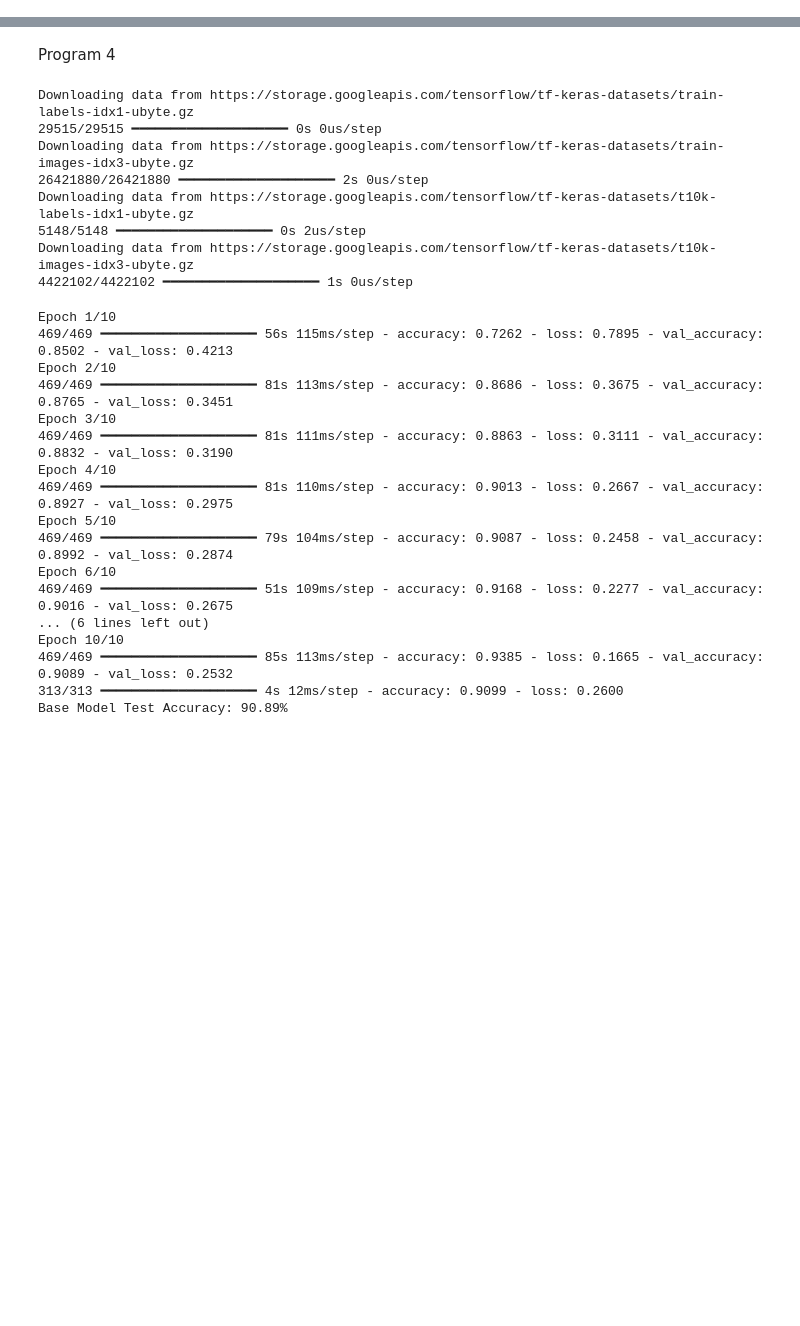
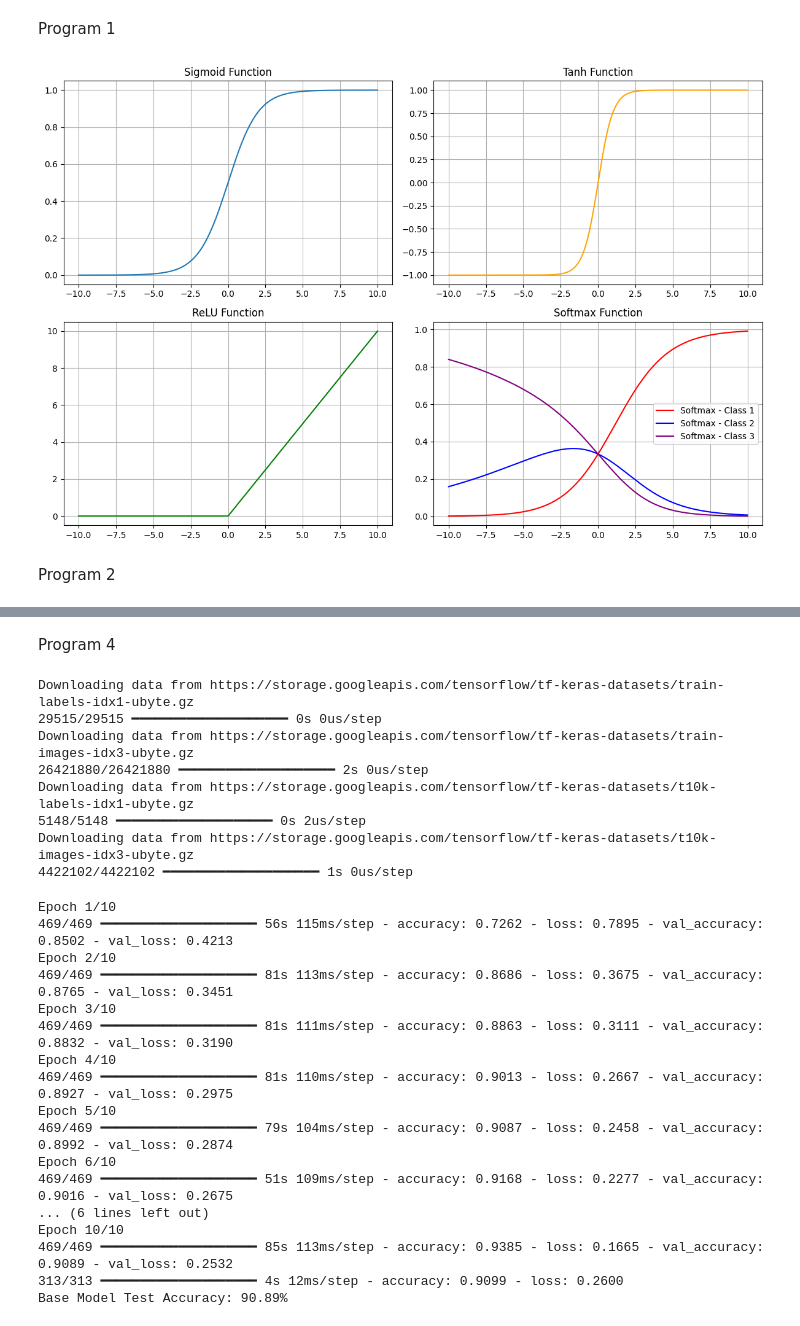
Before and after one commit to srikara5000/Neural_Networks_Lab, a Jupyter notebook: NN_Lab_Programs.ipynb, the cells around one changed output, grey strips where cells are left out. Drawn from its saved outputs; the diff is of its cells as text; code cells hidden in the pictures; blank space fills up the shorter version.

```diff
--- a/NN_Lab_Programs.ipynb
+++ b/NN_Lab_Programs.ipynb
@@ -1,2 +1,72 @@
 # %% [markdown]
 <a href="https://colab.research.google.com/github/yagniksram007/Neural_Networks_Lab/blob/main/NN_Lab_Programs.ipynb" target="_parent"><img src="https://colab.research.google.com/assets/colab-badge.svg" alt="Open In Colab"/></a>
+# %% [markdown]
+Program 1
+# %%
+# Write a program to demonstrate the working of different activation functions like Sigmoid, Tanh, RELU and softmax to train neural network.
+
+import numpy as np
+import matplotlib.pyplot as plt
+
+# Define activation functions
+def sigmoid(x):
+    return 1 / (1 + np.exp(-x))
+
+def tanh(x):
+    return np.tanh(x)
+
+def relu(x):
+    return np.maximum(0, x)
+
+def softmax(x):
+    exp_x = np.exp(x - np.max(x))  # Subtract max to prevent overflow
+    return exp_x / exp_x.sum(axis=0)
+
+# Create input values
+x = np.linspace(-10, 10, 400)
+
+# Apply activation functions
+sigmoid_values = sigmoid(x)
+tanh_values = tanh(x)
+relu_values = relu(x)
+
+# For softmax, we use a set of values (instead of point-wise) to illustrate distribution
+softmax_input = np.array([x, x/2, x/3])
+softmax_values = softmax(softmax_input)
+
+# Plotting activation functions
+plt.figure(figsize=(12, 8))
+
+# Sigmoid
+plt.subplot(2, 2, 1)
+plt.plot(x, sigmoid_values, label="Sigmoid")
+plt.title("Sigmoid Function")
+plt.grid(True)
+
+# Tanh
+plt.subplot(2, 2, 2)
+plt.plot(x, tanh_values, label="Tanh", color='orange')
+plt.title("Tanh Function")
+plt.grid(True)
+
+# ReLU
+plt.subplot(2, 2, 3)
+plt.plot(x, relu_values, label="ReLU", color='green')
+plt.title("ReLU Function")
+plt.grid(True)
+
+# Softmax
+plt.subplot(2, 2, 4)
+plt.plot(x, softmax_values[0], label="Softmax - Class 1", color='red')
+plt.plot(x, softmax_values[1], label="Softmax - Class 2", color='blue')
+plt.plot(x, softmax_values[2], label="Softmax - Class 3", color='purple')
+plt.title("Softmax Function")
+plt.legend()
+plt.grid(True)
+
+plt.tight_layout()
+plt.show()
+# %% [output]
+[figure, added]
+# %% [markdown]
+Program 2
```
Also changed, not shown: parts of 10 cells of this notebook.
